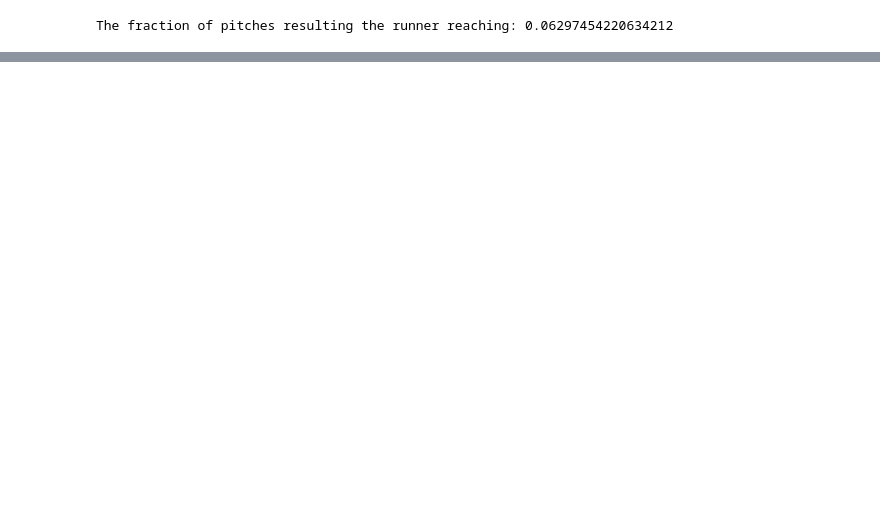
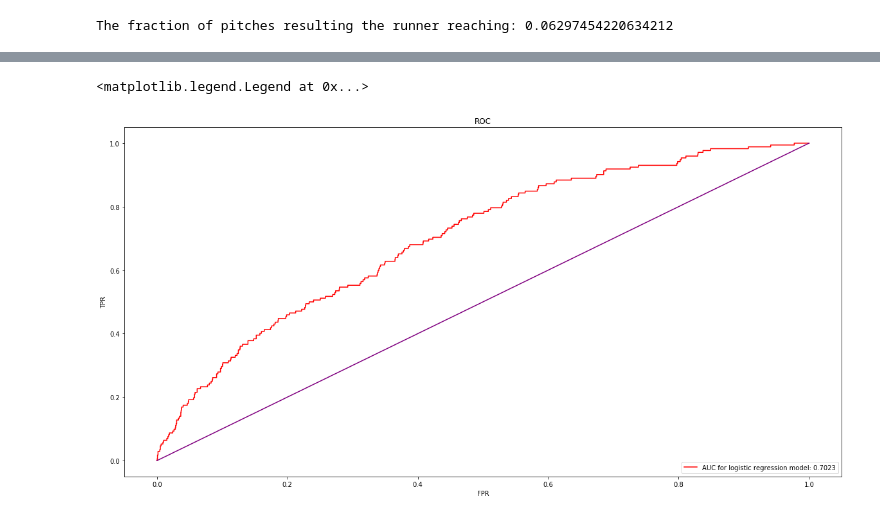
Before and after one commit to ajaklevs/Scherzer-Pitch-Recommender, a Jupyter notebook: Scherzer_Project.ipynb, the cells around one changed output, grey strips where cells are left out. Saved outputs shown, nothing was run; the diff lists cells and outputs as text; code cells hidden in the pictures; blank space fills up the shorter version.

```diff
--- a/Scherzer_Project.ipynb
+++ b/Scherzer_Project.ipynb
@@ -406,0 +484,46 @@ Index(['zone', 'code', 'pitch_type', 'ab_id', 'b_count', 's_count', 'outs',
+# %%
+for col_name in to_be_vectorized:
+    scherzer = featurize(scherzer, col_name)
+
+scherzer = scherzer.drop(to_be_dropped, axis=1)
+# %%
+y = scherzer['code']
+X = scherzer.drop(['code'], axis=1)
+
+
+x_train, x_test, y_train, y_test = train_test_split(X, y, test_size=0.2)
+
+scaler = StandardScaler()
+
+
+X_train = x_train.drop(['batter_id'], axis=1)
+X_test = x_test.drop(['batter_id'], axis=1)
+scaler.fit(X_train)
+X_train = scaler.transform(X_train)
+X_test = scaler.transform(X_test)
+# %%
+#creates logisitic regression model
+model_1 = sklearn.linear_model.LogisticRegression(C=1e5)
+logistic_model  = model_1.fit(X_train, y_train)
+
+#creates respective result vectors
+y_score_logistic = logistic_model.predict_proba(X_test)[:,1]
+
+#calculates logistic fpr, tpr, and auc values
+fpr_logistic, tpr_logistic, thresholds_logistic = metrics.roc_curve(y_test, y_score_logistic, drop_intermediate=False)
+roc_auc_logistic = auc(fpr_logistic, tpr_logistic)
+
+
+#graph
+plt.figure(figsize=(20,10))
+
+plt.plot(fpr_logistic, tpr_logistic, color = 'red', label= 'AUC for logistic regression model: ' + str(round(roc_auc_logistic, 4)))
+#plt.plot(fpr_svm, tpr_svm, color = 'blue', label = 'AUC for SVM model: ' + str(round(roc_auc_svm, 4)))
+plt.plot(fpr_logistic, fpr_logistic, color='purple')
+plt.xlabel('FPR')
+plt.ylabel('TPR')
+plt.title('ROC')
+plt.legend(loc="lower right")
+# %% [output]
+<matplotlib.legend.Legend at 0x...>
+[figure, added]
```
Also changed, not shown: parts of 17 cells of this notebook.
